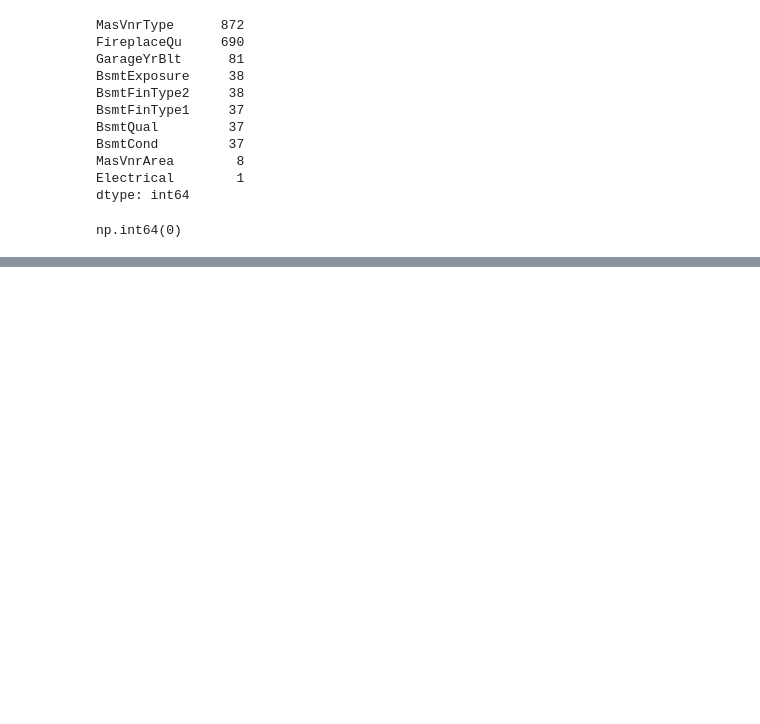
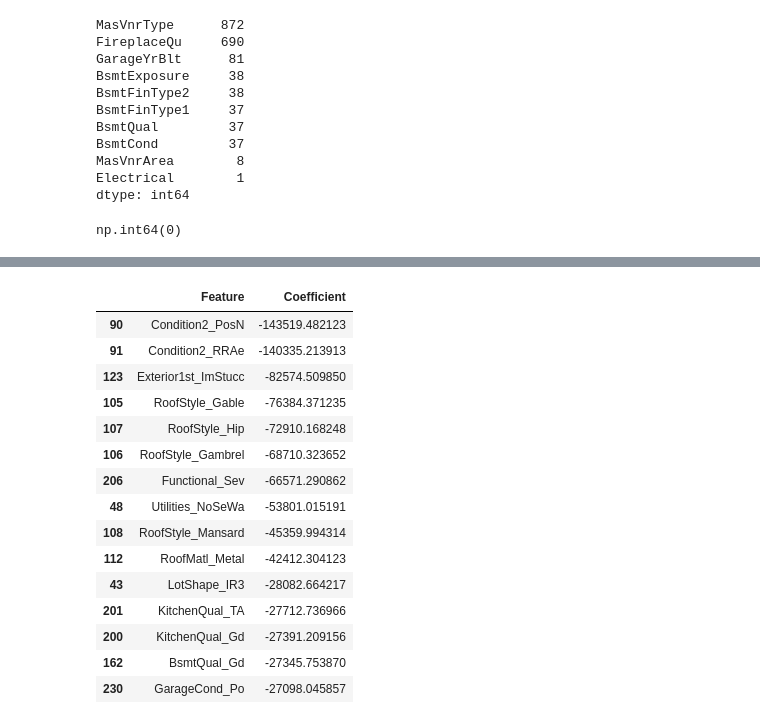
Before and after one commit to KolsawalaZuhair/house-price-prediction, a Jupyter notebook: notebook/House_Price_Prediction.ipynb, the cells around one changed output, grey strips where cells are left out. Saved outputs shown, nothing was run; the diff lists cells and outputs as text; code cells hidden in the pictures; blank space fills up the shorter version.

```diff
--- a/notebook/House_Price_Prediction.ipynb
+++ b/notebook/House_Price_Prediction.ipynb
@@ -352,0 +457,19 @@ np.int64(0)
+# %%
+coef_df.sort_values(by="Coefficient").head(15)
+# %% [output]
+|  | Feature | Coefficient |
+| 90 | Condition2_PosN | -143519.482123 |
+| 91 | Condition2_RRAe | -140335.213913 |
+| 123 | Exterior1st_ImStucc | -82574.509850 |
+| 105 | RoofStyle_Gable | -76384.371235 |
+| 107 | RoofStyle_Hip | -72910.168248 |
+| 106 | RoofStyle_Gambrel | -68710.323652 |
+| 206 | Functional_Sev | -66571.290862 |
+| 48 | Utilities_NoSeWa | -53801.015191 |
+| 108 | RoofStyle_Mansard | -45359.994314 |
+| 112 | RoofMatl_Metal | -42412.304123 |
+| 43 | LotShape_IR3 | -28082.664217 |
+| 201 | KitchenQual_TA | -27712.736966 |
+| 200 | KitchenQual_Gd | -27391.209156 |
+| 162 | BsmtQual_Gd | -27345.753870 |
+| 230 | GarageCond_Po | -27098.045857 |
```
Also changed, not shown: parts of 21 cells of this notebook, 5 other files.
